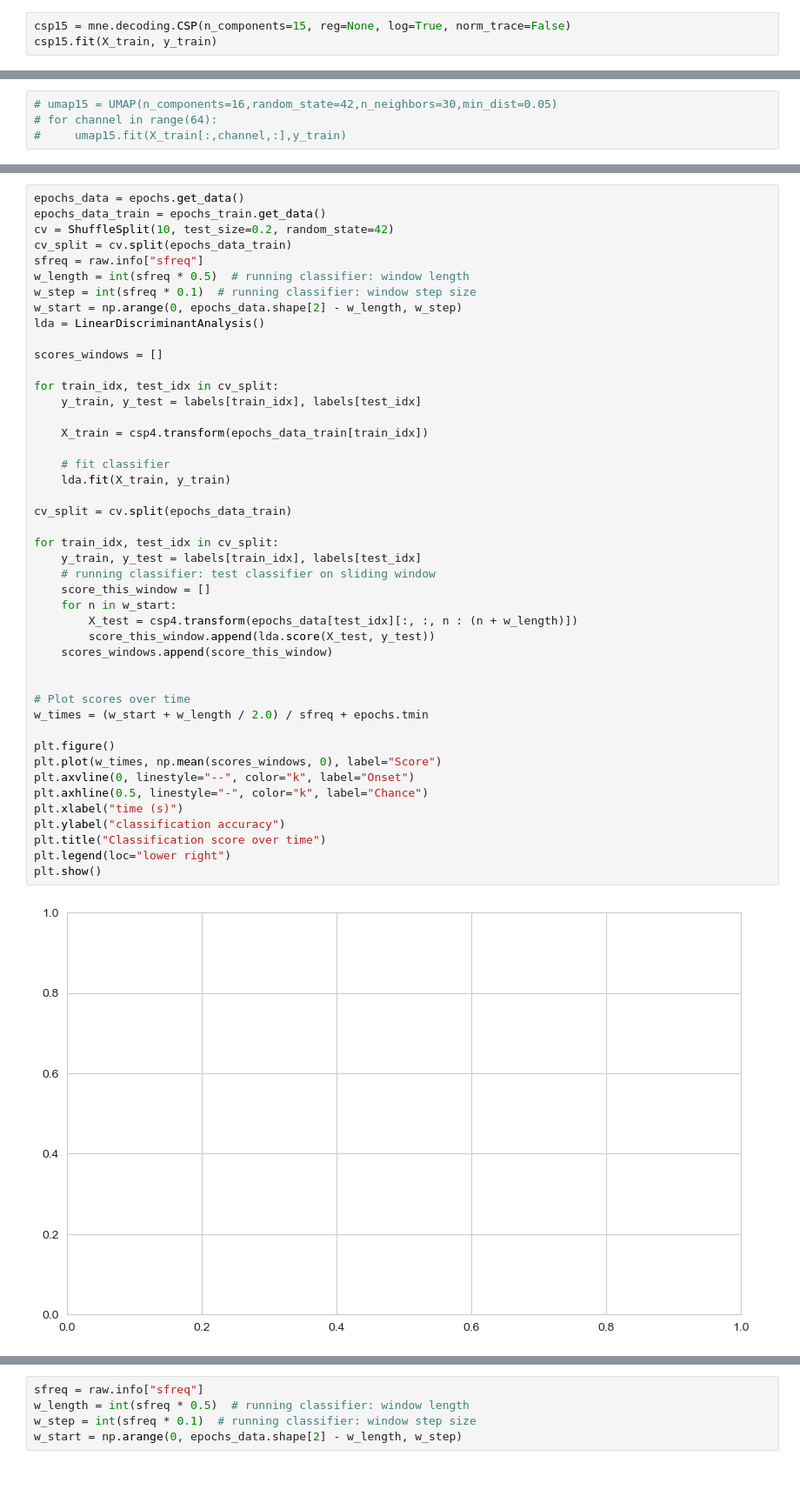
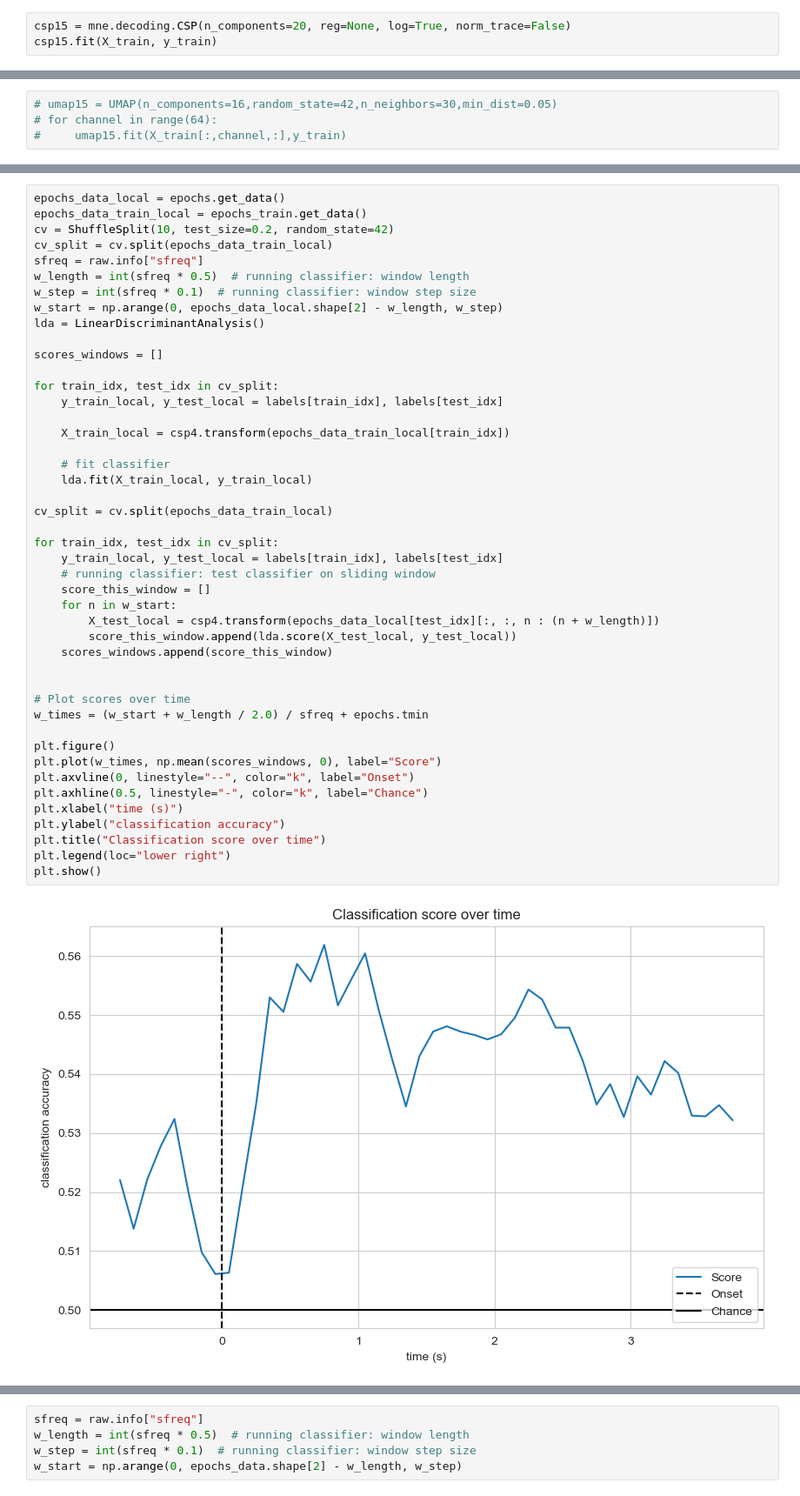
Before and after one commit to MasterExecuson/Data_Science, a Jupyter notebook: code/novos modelos e tratamentos de dados/TCC - epochs processing.ipynb, the cells around one changed output, grey strips where cells are left out. Shown at 87% size. Cells and saved outputs as stored; diff of their text form.

```diff
--- a/code/novos modelos e tratamentos de dados/TCC - epochs processing.ipynb
+++ b/code/novos modelos e tratamentos de dados/TCC - epochs processing.ipynb
@@ -392,5 +390,5 @@ PCA(n_components=900, random_state=42)
 # %%
-csp15 = mne.decoding.CSP(n_components=15, reg=None, log=True, norm_trace=False)
+csp15 = mne.decoding.CSP(n_components=20, reg=None, log=True, norm_trace=False)
 csp15.fit(X_train, y_train)
 # %% [output]
 Computing rank from data with rank=None
@@ -594,47 +590,47 @@ CSP({'component_order': 'mutual_info',
 # %%
-epochs_data = epochs.get_data()
-epochs_data_train = epochs_train.get_data()
+epochs_data_local = epochs.get_data()
+epochs_data_train_local = epochs_train.get_data()
 cv = ShuffleSplit(10, test_size=0.2, random_state=42)
-cv_split = cv.split(epochs_data_train)
+cv_split = cv.split(epochs_data_train_local)
 sfreq = raw.info["sfreq"]
 w_length = int(sfreq * 0.5)  # running classifier: window length
 w_step = int(sfreq * 0.1)  # running classifier: window step size
-w_start = np.arange(0, epochs_data.shape[2] - w_length, w_step)
+w_start = np.arange(0, epochs_data_local.shape[2] - w_length, w_step)
 lda = LinearDiscriminantAnalysis()
 
 scores_windows = []
 
 for train_idx, test_idx in cv_split:
-    y_train, y_test = labels[train_idx], labels[test_idx]
+    y_train_local, y_test_local = labels[train_idx], labels[test_idx]
 
-    X_train = csp4.transform(epochs_data_train[train_idx])
+    X_train_local = csp4.transform(epochs_data_train_local[train_idx])
 
     # fit classifier
-    lda.fit(X_train, y_train)
+    lda.fit(X_train_local, y_train_local)
 
-cv_split = cv.split(epochs_data_train)
+cv_split = cv.split(epochs_data_train_local)
 
 for train_idx, test_idx in cv_split:
-    y_train, y_test = labels[train_idx], labels[test_idx]
+    y_train_local, y_test_local = labels[train_idx], labels[test_idx]
     # running classifier: test classifier on sliding window
     score_this_window = []
     for n in w_start:
-        X_test = csp4.transform(epochs_data[test_idx][:, :, n : (n + w_length)])
-        score_this_window.append(lda.score(X_test, y_test))
+        X_test_local = csp4.transform(epochs_data_local[test_idx][:, :, n : (n + w_length)])
+        score_this_window.append(lda.score(X_test_local, y_test_local))
     scores_windows.append(score_this_window)
 
 
 # Plot scores over time
 w_times = (w_start + w_length / 2.0) / sfreq + epochs.tmin
 
 plt.figure()
 plt.plot(w_times, np.mean(scores_windows, 0), label="Score")
 plt.axvline(0, linestyle="--", color="k", label="Onset")
 plt.axhline(0.5, linestyle="-", color="k", label="Chance")
 plt.xlabel("time (s)")
 plt.ylabel("classification accuracy")
 plt.title("Classification score over time")
 plt.legend(loc="lower right")
 plt.show()
 # %% [output]
-[figure, old version]
+[figure, new version]
```
Also changed, not shown: parts of 37 cells of this notebook.
